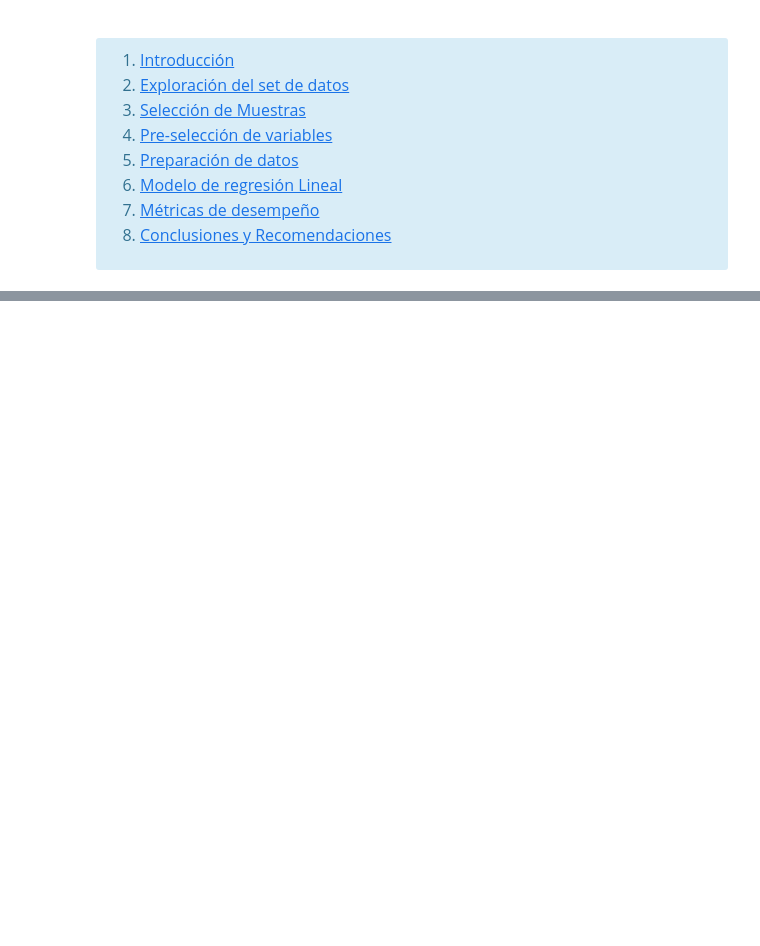
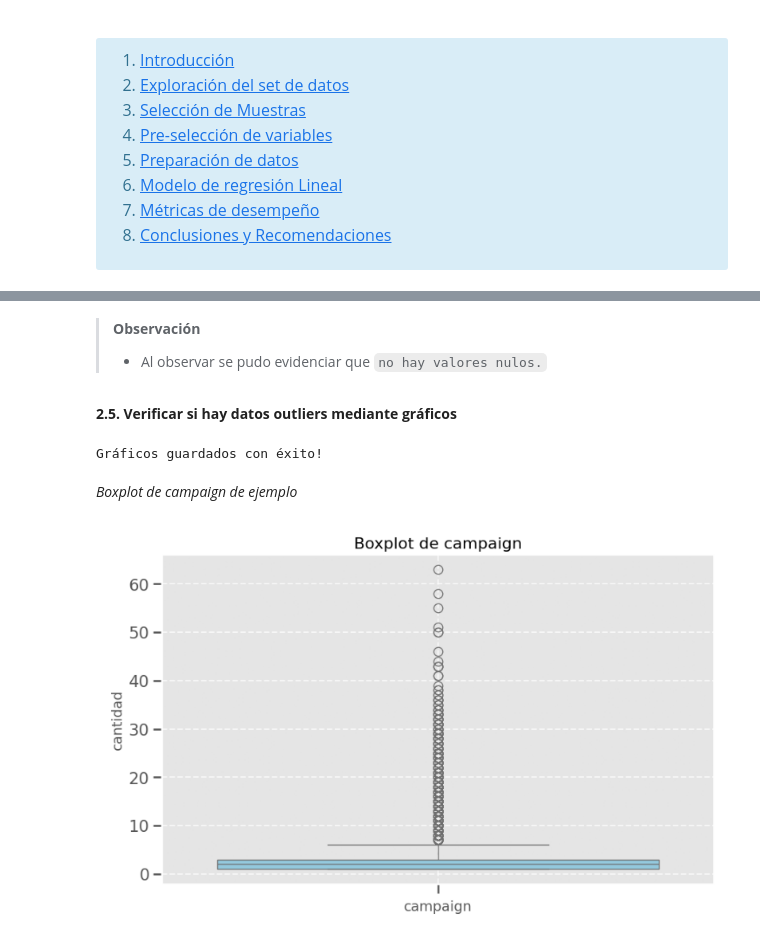
Before and after one commit to linerlander/La-Maldicion-del-Dataset-Perdido, a Jupyter notebook: DMC_Niebla.ipynb, the cells around one changed output, grey strips where cells are left out. Cells and saved outputs as stored; diff of their text form; code cells hidden in the pictures; blank space fills up the shorter version.

```diff
--- a/DMC_Niebla.ipynb
+++ b/DMC_Niebla.ipynb
@@ -64,0 +153,5 @@ memory usage: 2.8+ MB
+# %% [markdown]
+>**Observación**
+> - Al observar se pudo evidenciar que `no hay valores nulos.`
+# %% [markdown]
+**2.5. Verificar si hay datos outliers mediante gráficos**
@@ -64,0 +162,30 @@ memory usage: 2.8+ MB
+# %%
+numeric_columns = df.select_dtypes(include='number').columns.to_list()
+
+plt.style.use('ggplot')
+sns.set_context("talk")
+
+for column in numeric_columns:
+    plt.figure(figsize=(10, 6))
+    sns.boxplot(y=df[column], color='skyblue')
+    plt.title(f'Boxplot de {column}', fontsize=16)
+    plt.ylabel('cantidad', fontsize=14)
+    plt.xlabel(column, fontsize=14)
+    plt.grid(True, linestyle='--', alpha=0.7)
+    plt.savefig(f'{output_dir}/Boxplot_de_{column}.png', bbox_inches='tight')
+    plt.close()
+
+print(f'Gráficos guardados con éxito!')
+# %% [output]
+Gráficos guardados con éxito!
+# %% [markdown]
+*Boxplot de campaign de ejemplo*
+# %%
+ruta = 'Gráficos_Outliers/Boxplot_de_campaign.png'
+plt.figure(figsize=(10, 8))
+img = mpimg.imread(ruta)
+plt.imshow(img)
+plt.axis('off')
+plt.show()
+# %% [output]
+[figure, added]
```
Also changed, not shown: parts of 52 cells of this notebook, 7 other files.
